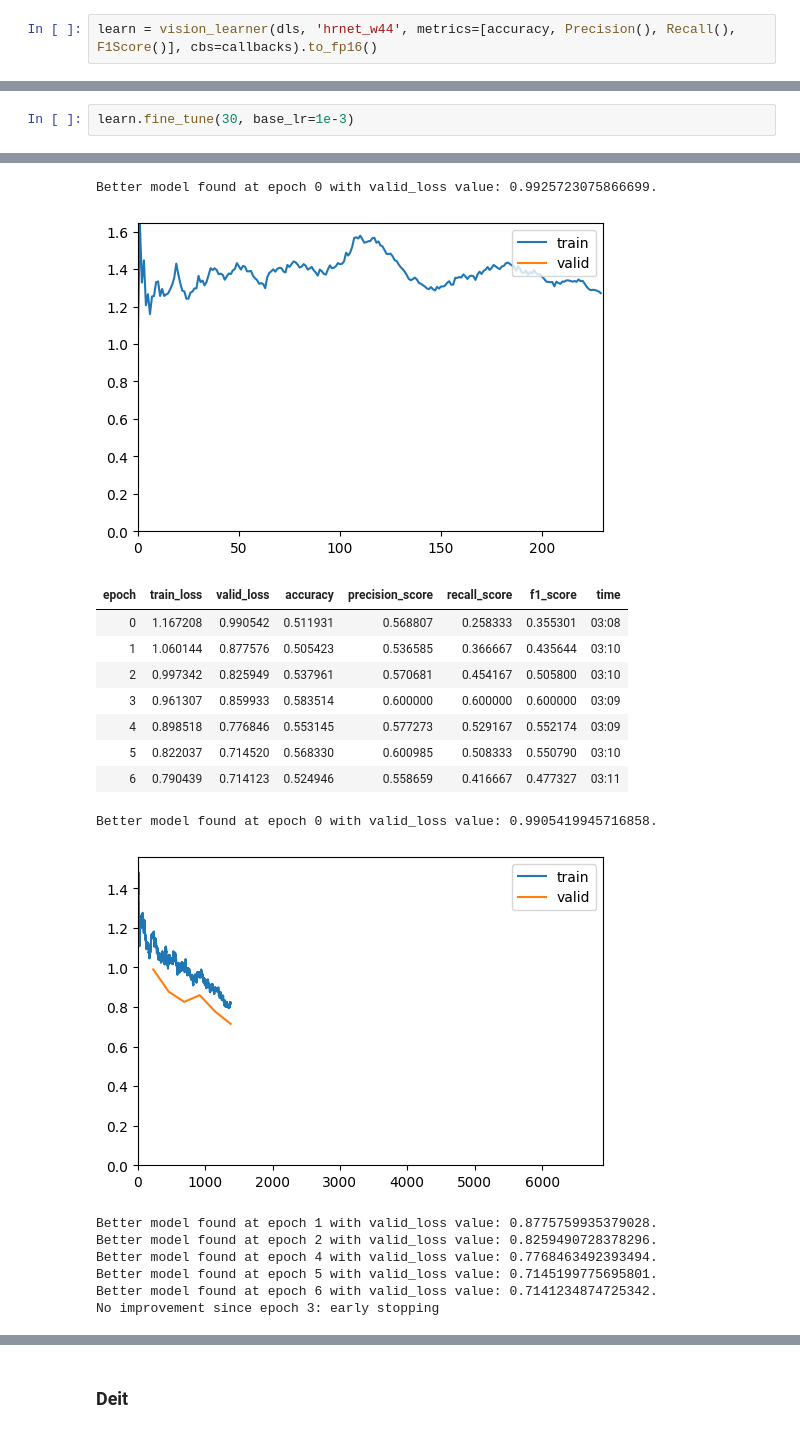
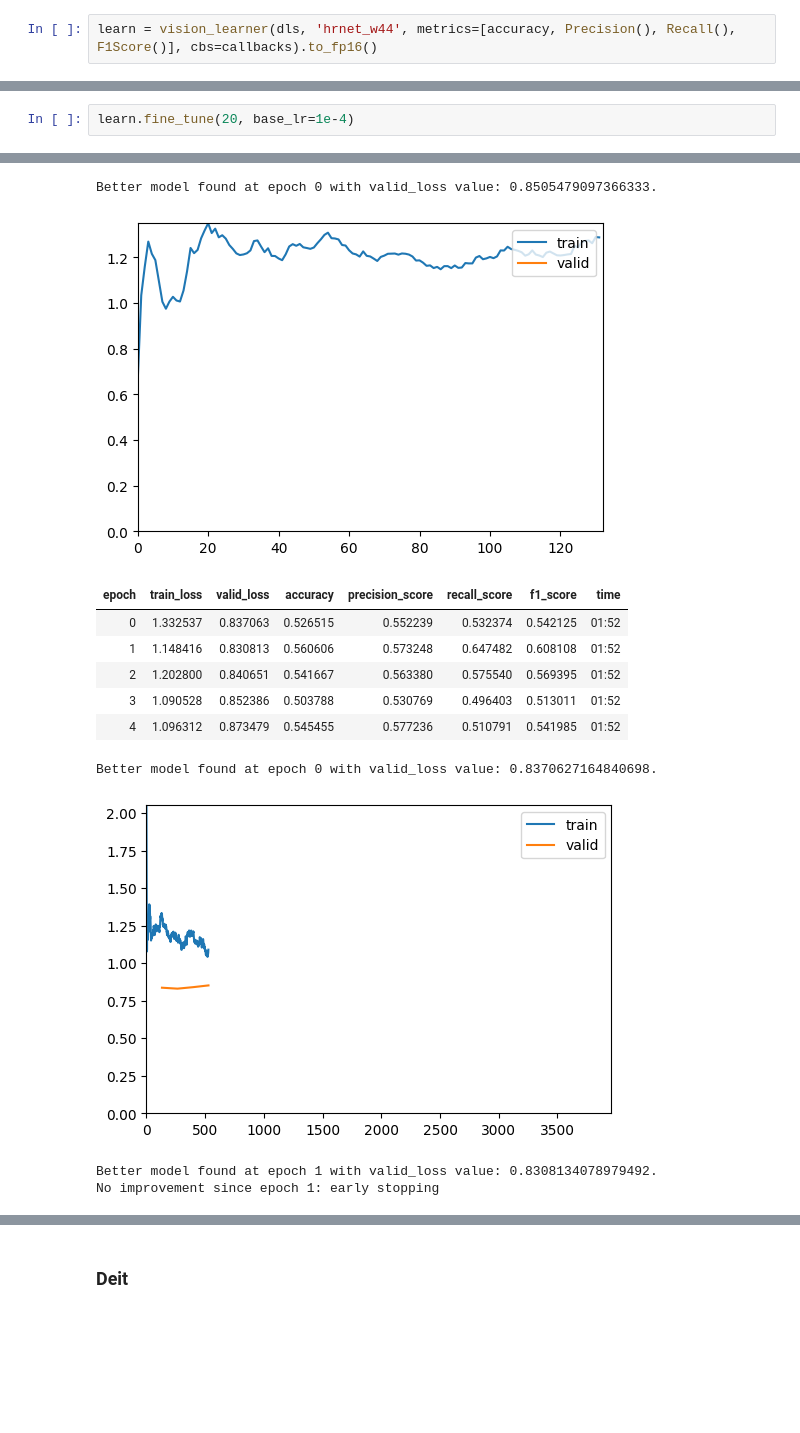
Before and after one commit to inigo99/CancerDetection, a Jupyter notebook: TFM.ipynb, the cells around one changed output, grey strips where cells are left out. Saved outputs shown, nothing was run; the diff lists cells and outputs as text; blank space fills up the shorter version.

```diff
--- a/TFM.ipynb
+++ b/TFM.ipynb
@@ -764,4 +776,4 @@ learn = vision_learner(dls, 'hrnet_w44', metrics=[accuracy, Precision(), Recall(
 # %%
-learn.fine_tune(30, base_lr=1e-3)
+learn.fine_tune(20, base_lr=1e-4)
 # %% [output]
 | epoch | train_loss | valid_loss | accuracy | precision_score | recall_score | f1_score | time |
@@ -769,18 +781,12 @@ learn.fine_tune(30, base_lr=1e-3)
-Better model found at epoch 0 with valid_loss value: 0.9925723075866699.
+Better model found at epoch 0 with valid_loss value: 0.8505479097366333.
-[figure, old version]
+[figure, new version]
 | epoch | train_loss | valid_loss | accuracy | precision_score | recall_score | f1_score | time |
-| 0 | 1.167208 | 0.990542 | 0.511931 | 0.568807 | 0.258333 | 0.355301 | 03:08 |
-| 1 | 1.060144 | 0.877576 | 0.505423 | 0.536585 | 0.366667 | 0.435644 | 03:10 |
-| 2 | 0.997342 | 0.825949 | 0.537961 | 0.570681 | 0.454167 | 0.505800 | 03:10 |
-| 3 | 0.961307 | 0.859933 | 0.583514 | 0.600000 | 0.600000 | 0.600000 | 03:09 |
-| 4 | 0.898518 | 0.776846 | 0.553145 | 0.577273 | 0.529167 | 0.552174 | 03:09 |
-| 5 | 0.822037 | 0.714520 | 0.568330 | 0.600985 | 0.508333 | 0.550790 | 03:10 |
-| 6 | 0.790439 | 0.714123 | 0.524946 | 0.558659 | 0.416667 | 0.477327 | 03:11 |
+| 0 | 1.332537 | 0.837063 | 0.526515 | 0.552239 | 0.532374 | 0.542125 | 01:52 |
+| 1 | 1.148416 | 0.830813 | 0.560606 | 0.573248 | 0.647482 | 0.608108 | 01:52 |
+| 2 | 1.202800 | 0.840651 | 0.541667 | 0.563380 | 0.575540 | 0.569395 | 01:52 |
+| 3 | 1.090528 | 0.852386 | 0.503788 | 0.530769 | 0.496403 | 0.513011 | 01:52 |
+| 4 | 1.096312 | 0.873479 | 0.545455 | 0.577236 | 0.510791 | 0.541985 | 01:52 |
-Better model found at epoch 0 with valid_loss value: 0.9905419945716858.
+Better model found at epoch 0 with valid_loss value: 0.8370627164840698.
-[figure, old version]
+[figure, new version]
-Better model found at epoch 1 with valid_loss value: 0.8775759935379028.
-Better model found at epoch 2 with valid_loss value: 0.8259490728378296.
-Better model found at epoch 4 with valid_loss value: 0.7768463492393494.
-Better model found at epoch 5 with valid_loss value: 0.7145199775695801.
-Better model found at epoch 6 with valid_loss value: 0.7141234874725342.
-No improvement since epoch 3: early stopping
+Better model found at epoch 1 with valid_loss value: 0.8308134078979492.
+No improvement since epoch 1: early stopping
```
Also changed, not shown: parts of 16 cells of this notebook.
